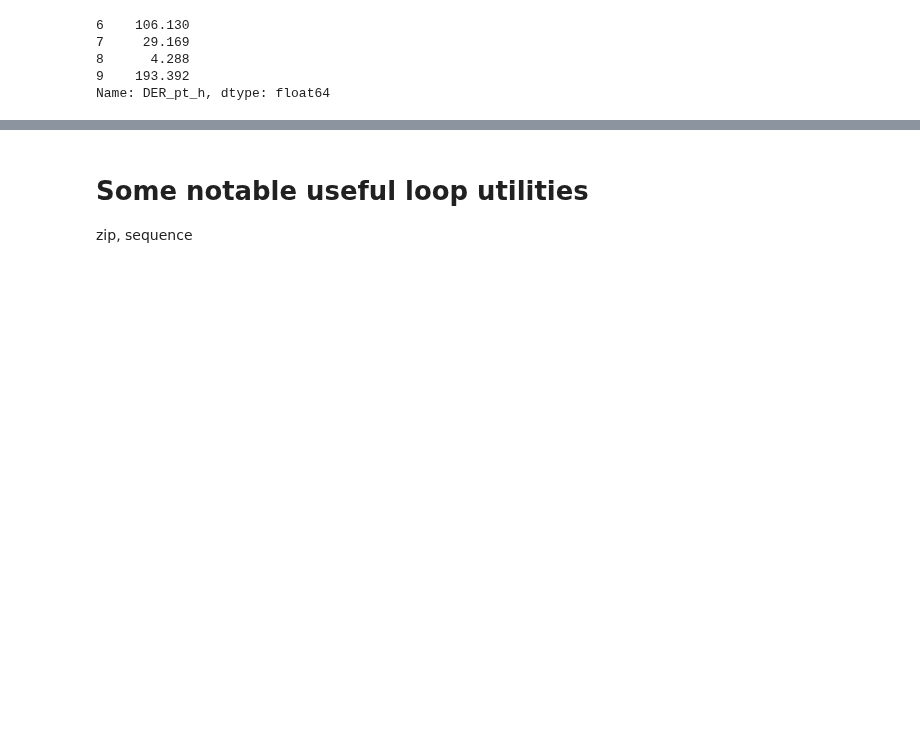
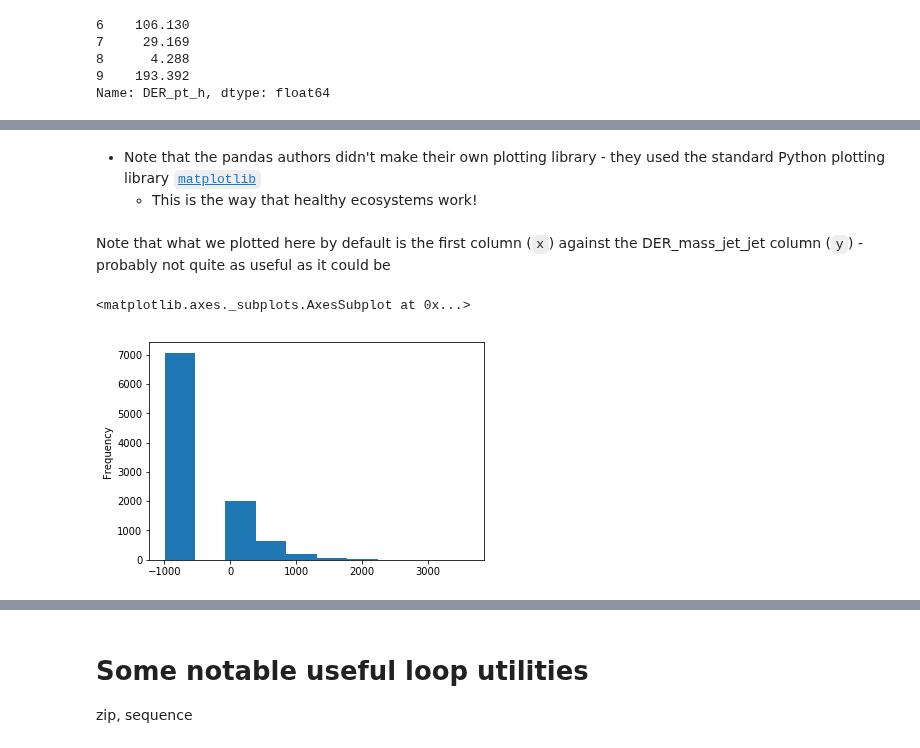
Before and after one commit to graeme-a-stewart/python-introduction, a Jupyter notebook: presentation-insights.ipynb, the cells around one changed output, grey strips where cells are left out. Drawn from its saved outputs; the diff is of its cells as text; code cells hidden in the pictures; blank space fills up the shorter version.

Commit message:
Started pandas tutorial

```diff
--- a/presentation-insights.ipynb
+++ b/presentation-insights.ipynb
@@ -1289,0 +1320,10 @@ Name: DER_pt_h, dtype: float64
+# %% [markdown]
+* Note that the pandas authors didn't make their own plotting library - they used the standard Python plotting library [`matplotlib`](https://matplotlib.org/)
+  * This is the way that healthy ecosystems work!
+# %% [markdown]
+Note that what we plotted here by default is the first column (`x`) against the DER_mass_jet_jet column (`y`) - probably not quite as useful as it could be
+# %%
+higgsData["DER_mass_jet_jet"].plot.hist()
+# %% [output]
+<matplotlib.axes._subplots.AxesSubplot at 0x...>
+[figure, added]
```
Also changed, not shown: parts of 15 cells of this notebook.
